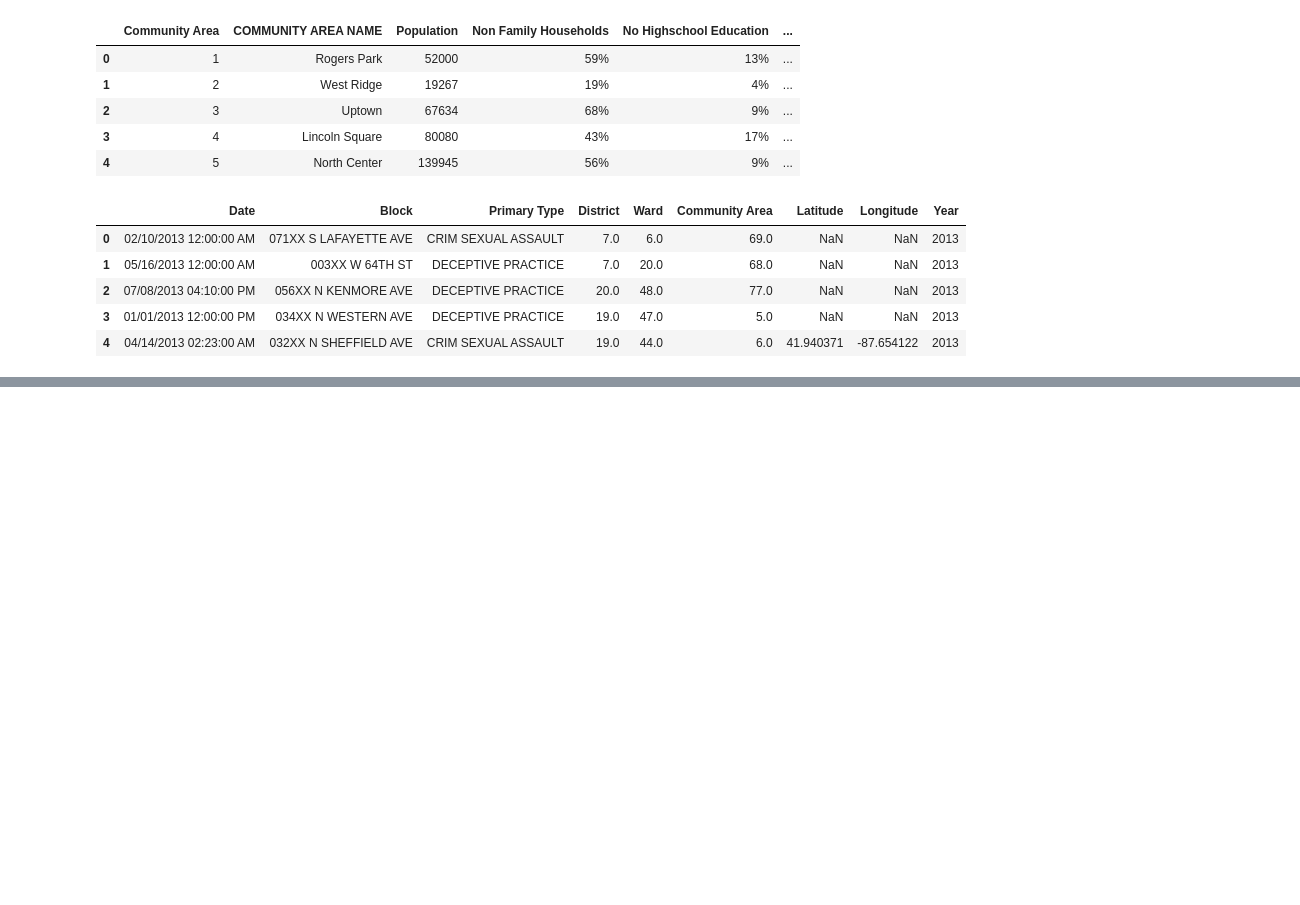
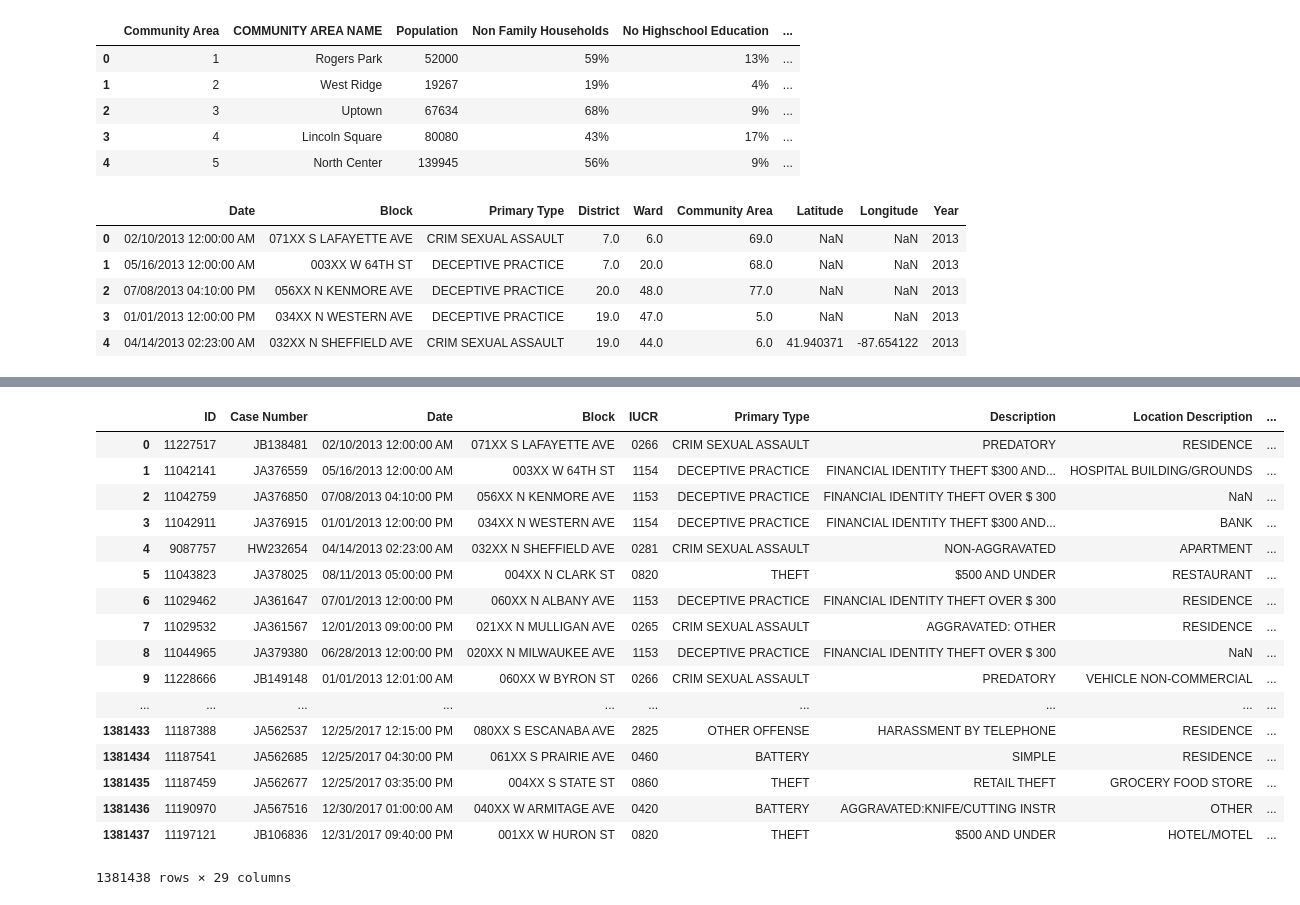
Before and after one commit to nhebert/Project, a Jupyter notebook: Project_Data_Complete.ipynb, the cells around one changed output, grey strips where cells are left out. Drawn from its saved outputs; the diff is of its cells as text; code cells hidden in the pictures; blank space fills up the shorter version.

```diff
--- a/Project_Data_Complete.ipynb
+++ b/Project_Data_Complete.ipynb
@@ -54,0 +79,25 @@ crime_geo_data.head()
+# %%
+#Merge Crime Data & Stat Data
+#Combine Data
+frames = [crime_data, stat_data_clean]
+cs_df = crime_data.merge(stat_data_clean, on='Community Area', how='left')
+cs_df
+# %% [output]
+|  | ID | Case Number | Date | Block | IUCR | Primary Type | Description | Location Description | ... |
+| 0 | 11227517 | JB138481 | 02/10/2013 12:00:00 AM | 071XX S LAFAYETTE AVE | 0266 | CRIM SEXUAL ASSAULT | PREDATORY | RESIDENCE | ... |
+| 1 | 11042141 | JA376559 | 05/16/2013 12:00:00 AM | 003XX W 64TH ST | 1154 | DECEPTIVE PRACTICE | FINANCIAL IDENTITY THEFT $300 AND... | HOSPITAL BUILDING/GROUNDS | ... |
+| 2 | 11042759 | JA376850 | 07/08/2013 04:10:00 PM | 056XX N KENMORE AVE | 1153 | DECEPTIVE PRACTICE | FINANCIAL IDENTITY THEFT OVER $ 300 | NaN | ... |
+| 3 | 11042911 | JA376915 | 01/01/2013 12:00:00 PM | 034XX N WESTERN AVE | 1154 | DECEPTIVE PRACTICE | FINANCIAL IDENTITY THEFT $300 AND... | BANK | ... |
+| 4 | 9087757 | HW232654 | 04/14/2013 02:23:00 AM | 032XX N SHEFFIELD AVE | 0281 | CRIM SEXUAL ASSAULT | NON-AGGRAVATED | APARTMENT | ... |
+| 5 | 11043823 | JA378025 | 08/11/2013 05:00:00 PM | 004XX N CLARK ST | 0820 | THEFT | $500 AND UNDER | RESTAURANT | ... |
+| 6 | 11029462 | JA361647 | 07/01/2013 12:00:00 PM | 060XX N ALBANY AVE | 1153 | DECEPTIVE PRACTICE | FINANCIAL IDENTITY THEFT OVER $ 300 | RESIDENCE | ... |
+| 7 | 11029532 | JA361567 | 12/01/2013 09:00:00 PM | 021XX N MULLIGAN AVE | 0265 | CRIM SEXUAL ASSAULT | AGGRAVATED: OTHER | RESIDENCE | ... |
+| 8 | 11044965 | JA379380 | 06/28/2013 12:00:00 PM | 020XX N MILWAUKEE AVE | 1153 | DECEPTIVE PRACTICE | FINANCIAL IDENTITY THEFT OVER $ 300 | NaN | ... |
+| 9 | 11228666 | JB149148 | 01/01/2013 12:01:00 AM | 060XX W BYRON ST | 0266 | CRIM SEXUAL ASSAULT | PREDATORY | VEHICLE NON-COMMERCIAL | ... |
+| ... | ... | ... | ... | ... | ... | ... | ... | ... | ... |
+| 1381433 | 11187388 | JA562537 | 12/25/2017 12:15:00 PM | 080XX S ESCANABA AVE | 2825 | OTHER OFFENSE | HARASSMENT BY TELEPHONE | RESIDENCE | ... |
+| 1381434 | 11187541 | JA562685 | 12/25/2017 04:30:00 PM | 061XX S PRAIRIE AVE | 0460 | BATTERY | SIMPLE | RESIDENCE | ... |
+| 1381435 | 11187459 | JA562677 | 12/25/2017 03:35:00 PM | 004XX S STATE ST | 0860 | THEFT | RETAIL THEFT | GROCERY FOOD STORE | ... |
+| 1381436 | 11190970 | JA567516 | 12/30/2017 01:00:00 AM | 040XX W ARMITAGE AVE | 0420 | BATTERY | AGGRAVATED:KNIFE/CUTTING INSTR | OTHER | ... |
+| 1381437 | 11197121 | JB106836 | 12/31/2017 09:40:00 PM | 001XX W HURON ST | 0820 | THEFT | $500 AND UNDER | HOTEL/MOTEL | ... |
+1381438 rows × 29 columns
```
Also changed, not shown: parts of 3 cells of this notebook.
